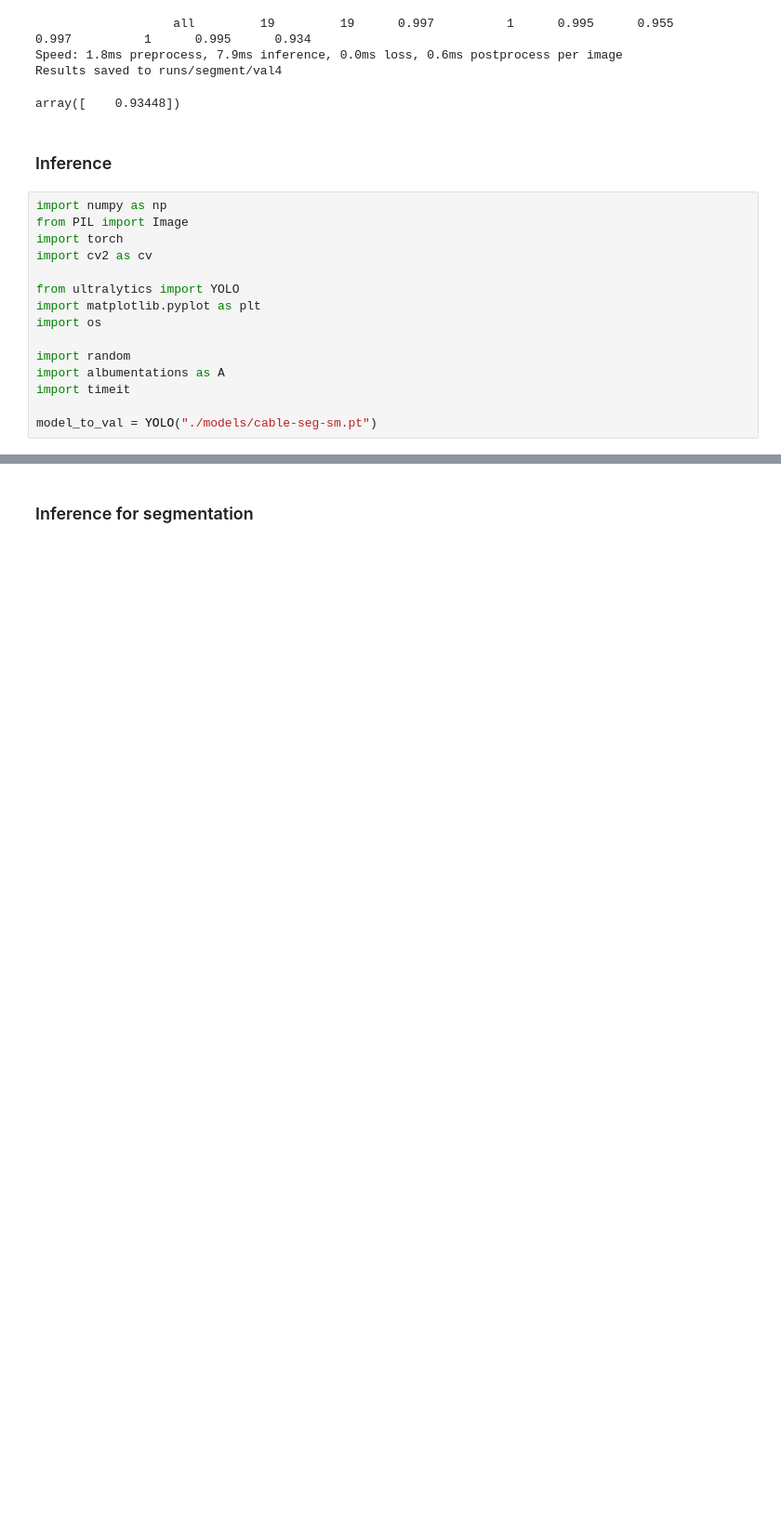
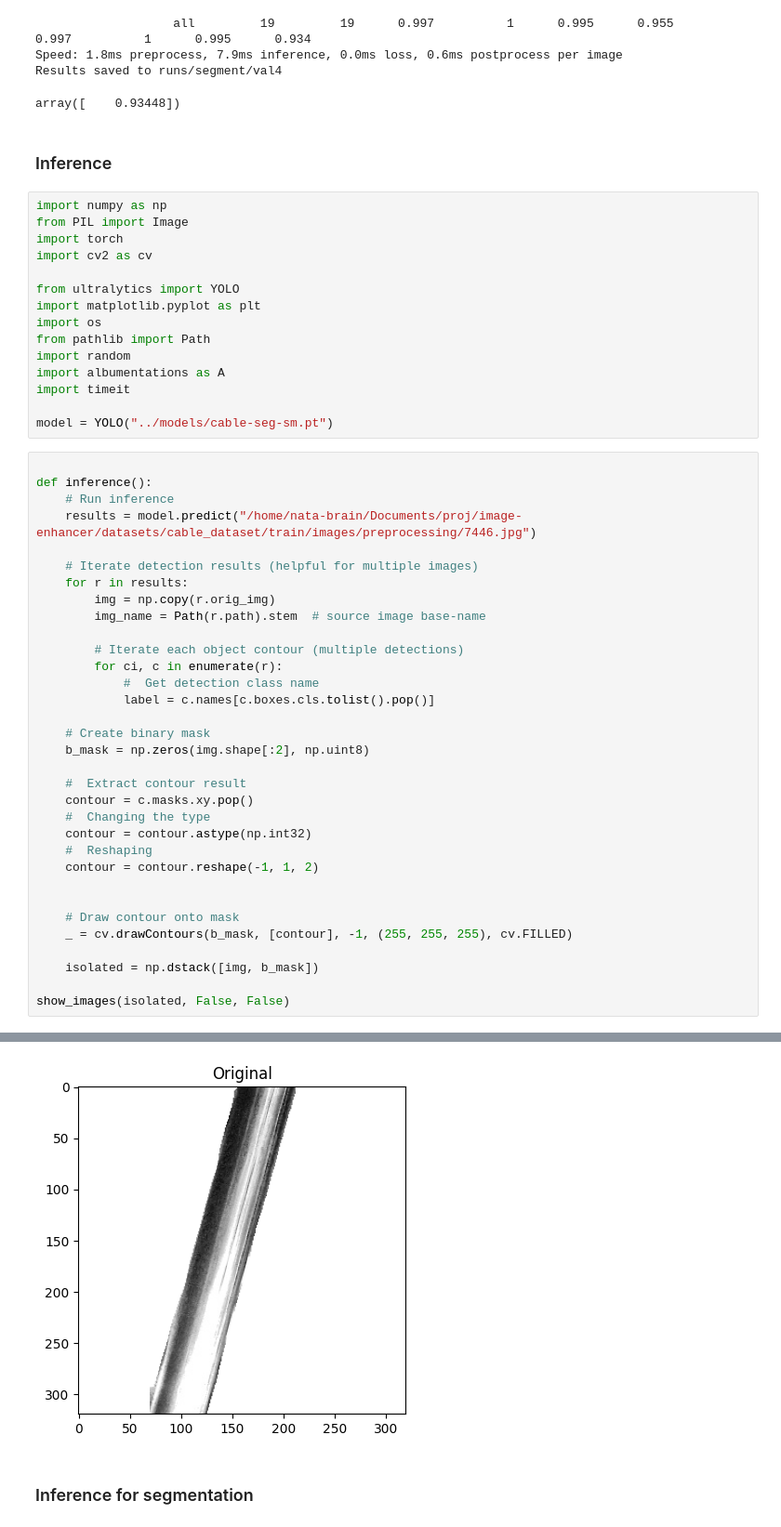
Before and after one commit to brain-facens/image-enhancer, a Jupyter notebook: notebooks/train_augmentation_data.ipynb, the cells around one changed output, grey strips where cells are left out. Shown at 93% size. Saved outputs shown, nothing was run; the diff lists cells and outputs as text; blank space fills up the shorter version.

Commit message:
docs: train notebook added

```diff
--- a/notebooks/train_augmentation_data.ipynb
+++ b/notebooks/train_augmentation_data.ipynb
@@ -279,9 +279,43 @@ import cv2 as cv
 from ultralytics import YOLO
 import matplotlib.pyplot as plt
 import os
-
+from pathlib import Path
 import random
 import albumentations as A
 import timeit
 
-model_to_val = YOLO("./models/cable-seg-sm.pt")
+model = YOLO("../models/cable-seg-sm.pt")
+# %%
+
+def inference():
+    # Run inference
+    results = model.predict("/home/nata-brain/Documents/proj/image-enhancer/datasets/cable_dataset/train/images/preprocessing/7446.jpg")
+
+    # Iterate detection results (helpful for multiple images)
+    for r in results:
+        img = np.copy(r.orig_img)
+        img_name = Path(r.path).stem  # source image base-name
+
+        # Iterate each object contour (multiple detections)
+        for ci, c in enumerate(r):
+            #  Get detection class name
+            label = c.names[c.boxes.cls.tolist().pop()]
+
+    # Create binary mask
+    b_mask = np.zeros(img.shape[:2], np.uint8)
+
+    #  Extract contour result
+    contour = c.masks.xy.pop()
+    #  Changing the type
+    contour = contour.astype(np.int32)
+    #  Reshaping
+    contour = contour.reshape(-1, 1, 2)
+
+
+    # Draw contour onto mask
+    _ = cv.drawContours(b_mask, [contour], -1, (255, 255, 255), cv.FILLED)
+
+    isolated = np.dstack([img, b_mask])
+
+show_images(isolated, False, False)
+# %% [output]
@@ -288,3 +324,4 @@ model_to_val = YOLO("./models/cable-seg-sm.pt")
+[figure, added]
 # %% [markdown]
 ### Inference for segmentation
 # %%
```
Also changed, not shown: parts of 2 cells of this notebook, 1 other file.
